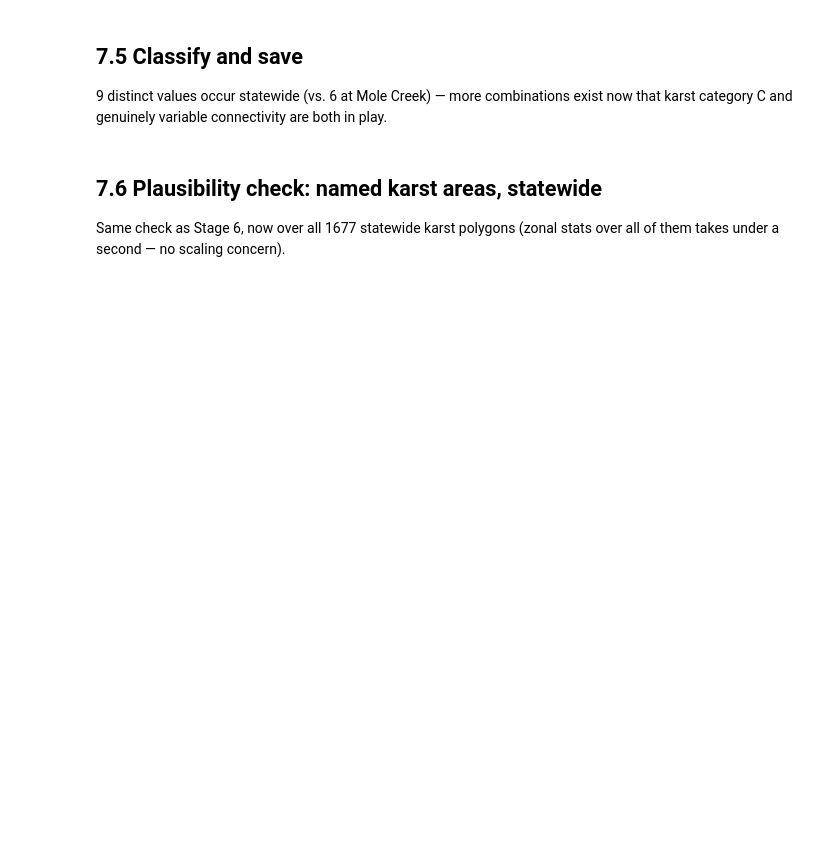
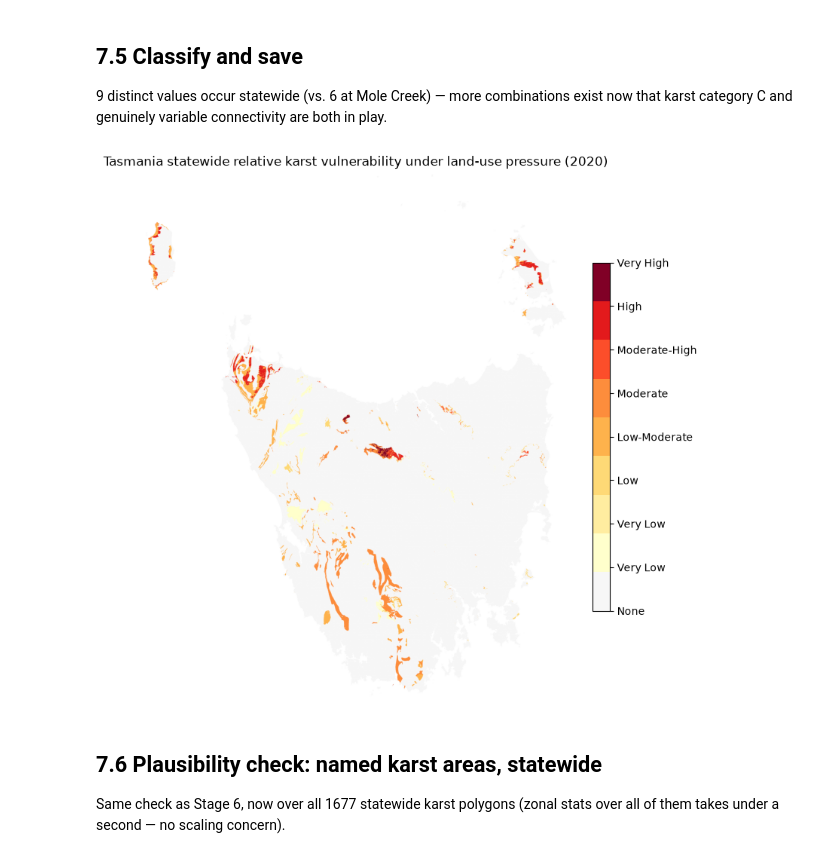
Before and after one commit to University-of-Tasmania-GPSS/AT3_Group3_2026, a Jupyter notebook: notebooks/07_statewide_application.ipynb, the cells around one changed output. Saved outputs shown, nothing was run; the diff lists cells and outputs as text; code cells hidden in the pictures; blank space fills up the shorter version.

```diff
--- a/notebooks/07_statewide_application.ipynb
+++ b/notebooks/07_statewide_application.ipynb
@@ -125,25 +143,6 @@ no gaps to patch.
 tas_wgs84 = tasmania.to_crs("EPSG:4326")
 bbox = tas_wgs84.total_bounds.tolist()
 
-catalog = pystac_client.Client.open("https://explorer.dea.ga.gov.au/stac")
-odc.stac.configure_rio(cloud_defaults=True, aws={"aws_unsigned": True})
-search = catalog.search(collections=["ga_ls_landcover_class_cyear_3"], bbox=bbox, datetime="2020-01-01/2020-12-31")
-items = list(search.items())
-
-land_cover = odc.stac.load(items, bands=["level3"], bbox=bbox, crs=TARGET_CRS, resolution=COARSE_RES,
-                            groupby="solar_day", resampling="nearest")
-lc_arr = land_cover["level3"]
-if "time" in lc_arr.dims:
-    lc_arr = lc_arr.isel(time=0)
-
-PRESSURE_RECLASS = {111: 3, 112: 1, 124: 1, 215: 3, 216: 1, 220: 0}
-pressure = np.full(lc_arr.shape, 255, dtype="uint8")
-for code_val, score in PRESSURE_RECLASS.items():
-    pressure[lc_arr.values == code_val] = score
-pressure_da = lc_arr.copy(data=pressure).rio.write_nodata(255)
-
-with rioxarray.open_rasterio(outpath / "dem_tas_100m_EPSG7855.tif") as dem_template:
-    dem_template = dem_template.squeeze()
-    pressure_aligned = pressure_da.rio.reproject_match(dem_template, resampling=RioResampling.nearest).values
+pressure_aligned = fetch_landuse_pressure(bbox, 2020, outpath / "dem_tas_100m_EPSG7855.tif", target_crs=TARGET_CRS)
 
 print("Pressure aligned to statewide template:", pressure_aligned.shape)
@@ -175,30 +189,32 @@ for v, c in zip(vals, counts):
 # %%
 LABELS = ["None", "Very Low", "Very Low", "Low", "Low-Moderate", "Moderate", "Moderate-High", "High", "Very High"]
 assert len(LABELS) == len(present), f"Expected {len(present)} labels, got {len(LABELS)} -- update LABELS if this changes"
 
 risk_class = np.full(risk.shape, 255, dtype="uint8")
 for i, val in enumerate(present):
     risk_class[risk_valid & np.isclose(risk, val)] = i
 
 out_profile = template_profile.copy()
 out_profile.update(dtype="uint8", nodata=255)
 with rasterio.open(outpath / "risk_class_tas_2020_100m_EPSG7855.tif", "w", **out_profile) as dst:
     dst.write(risk_class, 1)
 
 risk_profile = template_profile.copy()
 risk_out = np.where(risk_valid, risk, template_profile["nodata"]).astype("float32")
 with rasterio.open(outpath / "risk_tas_2020_100m_EPSG7855.tif", "w", **risk_profile) as dst:
     dst.write(risk_out, 1)
 
 cmap = ListedColormap(["#f7f7f7", "#ffffcc", "#ffeda0", "#fed976", "#feb24c", "#fd8d3c", "#fc4e2a", "#e31a1c", "#800026"])
 display = np.ma.masked_equal(risk_class, 255)
 plt.figure(figsize=(9, 12))
 plt.imshow(display, cmap=cmap, vmin=0, vmax=len(present) - 1)
-cbar = plt.colorbar(ticks=range(len(present)))
+cbar = plt.colorbar(ticks=range(len(present)), shrink=0.5)
 cbar.ax.set_yticklabels(LABELS)
 plt.title("Tasmania statewide relative karst vulnerability under land-use pressure (2020)")
 plt.axis("off")
 plt.show()
+# %% [output]
+[figure, added]
 # %% [markdown]
 ## 7.6 Plausibility check: named karst areas, statewide
 
```
Also changed, not shown: parts of 10 cells of this notebook, 8 other files.
